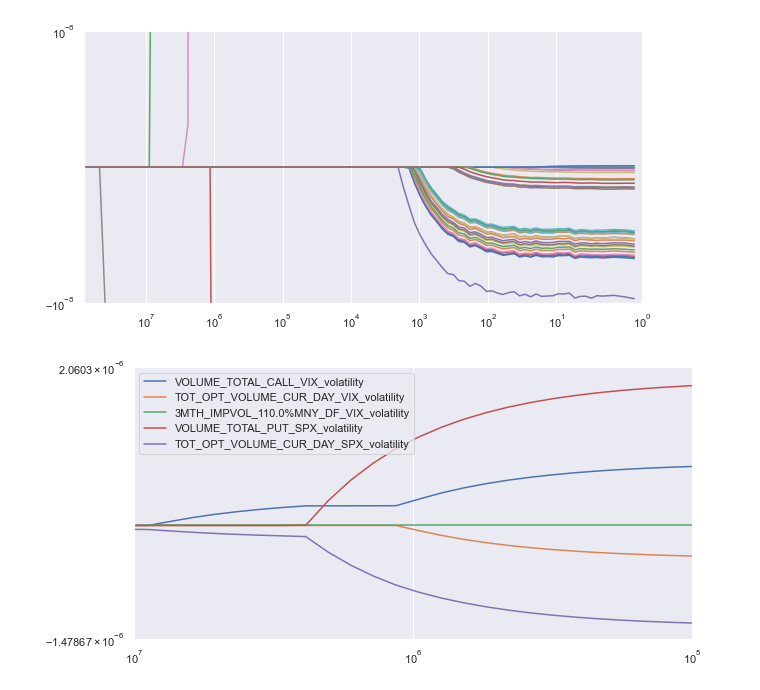
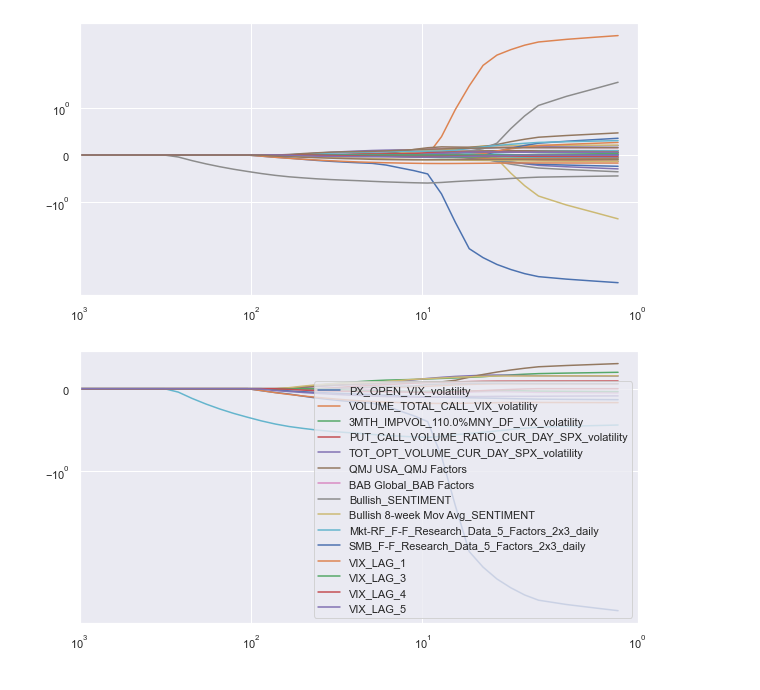
Before and after one commit to g0bel1n/VIX_predictions, a Jupyter notebook: analysis/lasso_feature_selection_graphics.ipynb, the cells around one changed output. Cells and saved outputs as stored; diff of their text form; code cells hidden in the pictures.

Commit message:
scaled and changed solver

```diff
--- a/analysis/lasso_feature_selection_graphics.ipynb
+++ b/analysis/lasso_feature_selection_graphics.ipynb
@@ -31,12 +32,14 @@ df = add_AR_cols(df,7)
 # %%
 y = df['Box']
 X = df.drop(['Box', 'Neutral_SENTIMENT', 'Bull-Bear Spread_SENTIMENT'], axis=1)
+
+prepocessing_pipeline = make_pipeline(SelectKBest(k=40), StandardScaler())
-# %%
-selec_model = SelectKBest(k=40)
-selec_model.fit(X, y)
-selected_cols = selec_model.get_feature_names_out()
-
-X= X[selected_cols]
+# %%
+X = prepocessing_pipeline.fit_transform(X,y)
+
+cols = prepocessing_pipeline.named_steps['selectkbest'].get_feature_names_out()
+
+X = pd.DataFrame(data=X, columns=cols)
 # %%
 coeffs_list =[]
 c_s = np.geomspace(1,1e8,100)
@@ -52,21 +55,21 @@ tab_coeff = np.empty([len(c_s)-1,len(X.columns)])
 c_s = c_s[1:]
 
 for i in range(len(c_s)):
-    lasso = LogisticRegression(C=1/c_s[i], fit_intercept=True, penalty='l1', solver='saga')
+    lasso = LogisticRegression(C=1/c_s[i], fit_intercept=True, penalty='l1', solver='liblinear')
     lasso.fit(X,y)
     tab_coeff[i,:]= lasso.coef_[0]
 # %%
 coeff_df = pd.DataFrame(data=tab_coeff[::-1], index=c_s[::-1], columns=X.columns)
 coeff_df["Valid cols"] = coeff_df[coeff_df!=0].count(axis=1)
 # %%
-plot = coeff_df.drop("Valid cols", axis=1).plot(legend= False, logx='sym', logy='sym',xlim = [8e7, 1], ylim=[-1e-8, 1e-8])
+plot = coeff_df.drop("Valid cols", axis=1).plot(legend= False, logx='sym', logy='sym',xlim = [1e3, 1])
 plt.show()
 # %% [output]
-[figure, old version]
+[figure, new version]
 # %%
-first_cols = coeff_df[coeff_df['Valid cols']==5][coeff_df!=0].dropna(axis=1).columns
+first_cols = coeff_df[coeff_df['Valid cols']==15][coeff_df!=0].dropna(axis=1).columns
 
-plot = coeff_df[first_cols].drop("Valid cols", axis=1).plot( logx='sym', logy='sym',xlim = [1e7, 1e5])
+plot = coeff_df[first_cols].drop("Valid cols", axis=1).plot( logx='sym', logy='sym', xlim=[1e3, 1])
 plt.show()
 # %% [output]
-[figure, old version]
+[figure, new version]
```
Also changed, not shown: parts of 1 cell of this notebook.
